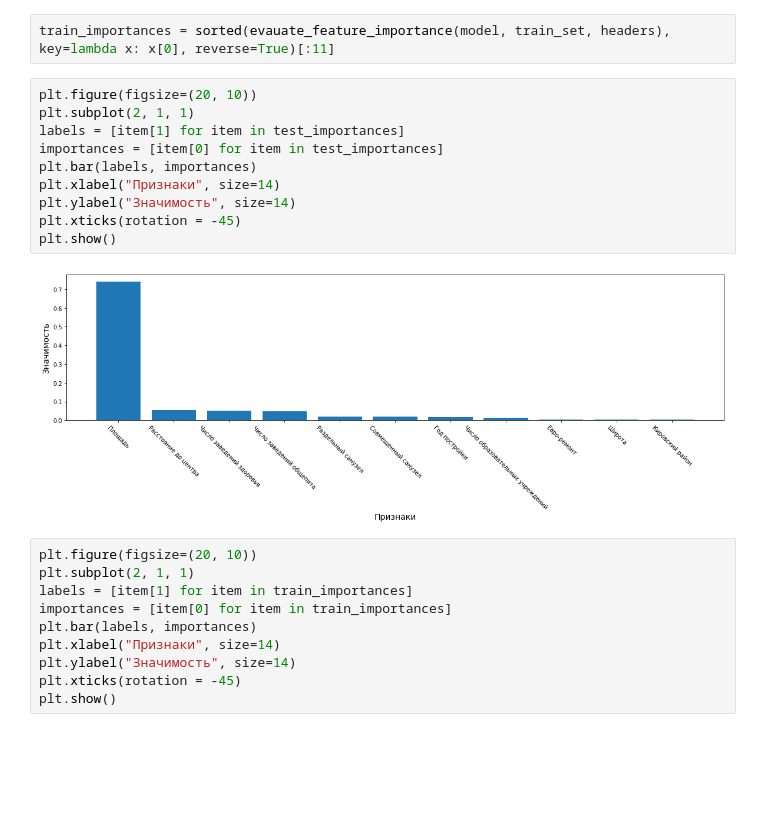
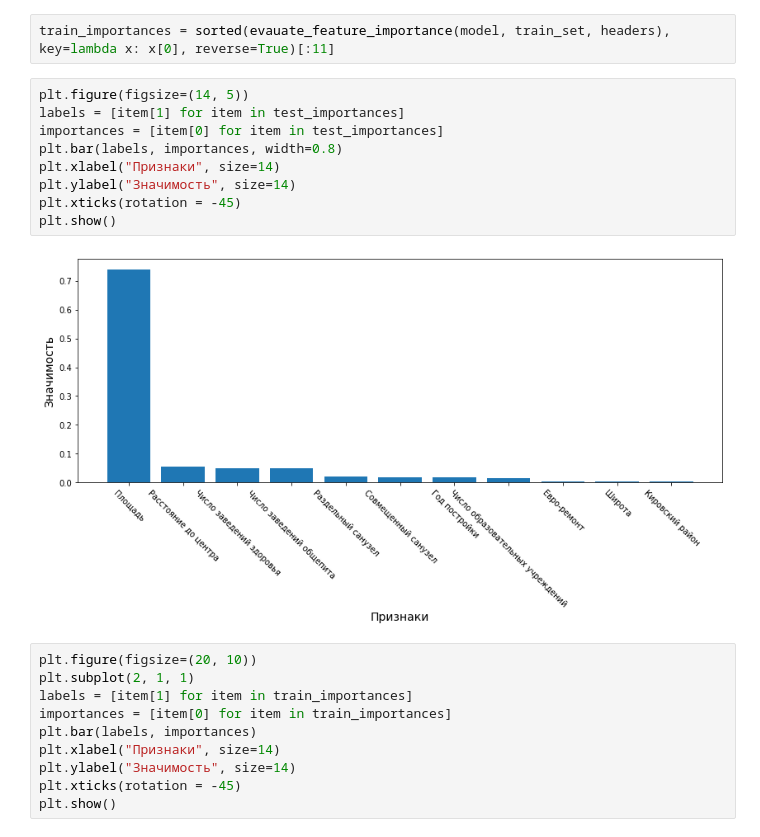
Before and after one commit to Daniil-Solo/Avito-analytics, a Jupyter notebook: Modelling/2_Best_model.ipynb, the cells around one changed output. Drawn from its saved outputs; the diff is of its cells as text; blank space fills up the shorter version.

```diff
--- a/Modelling/2_Best_model.ipynb
+++ b/Modelling/2_Best_model.ipynb
@@ -304,17 +303,16 @@ test_importances = sorted(evauate_feature_importance(model, test_set, headers),
 # %%
 train_importances = sorted(evauate_feature_importance(model, train_set, headers), key=lambda x: x[0], reverse=True)[:11]
 # %%
-plt.figure(figsize=(20, 10))
-plt.subplot(2, 1, 1)
+plt.figure(figsize=(14, 5))
 labels = [item[1] for item in test_importances]
 importances = [item[0] for item in test_importances]
-plt.bar(labels, importances)
+plt.bar(labels, importances, width=0.8)
 plt.xlabel("Признаки", size=14)
 plt.ylabel("Значимость", size=14)
 plt.xticks(rotation = -45)
 plt.show()
 # %% [output]
-[figure, old version]
+[figure, new version]
 # %%
 plt.figure(figsize=(20, 10))
 plt.subplot(2, 1, 1)
```
Also changed, not shown: parts of 6 cells of this notebook, 14 other files.
